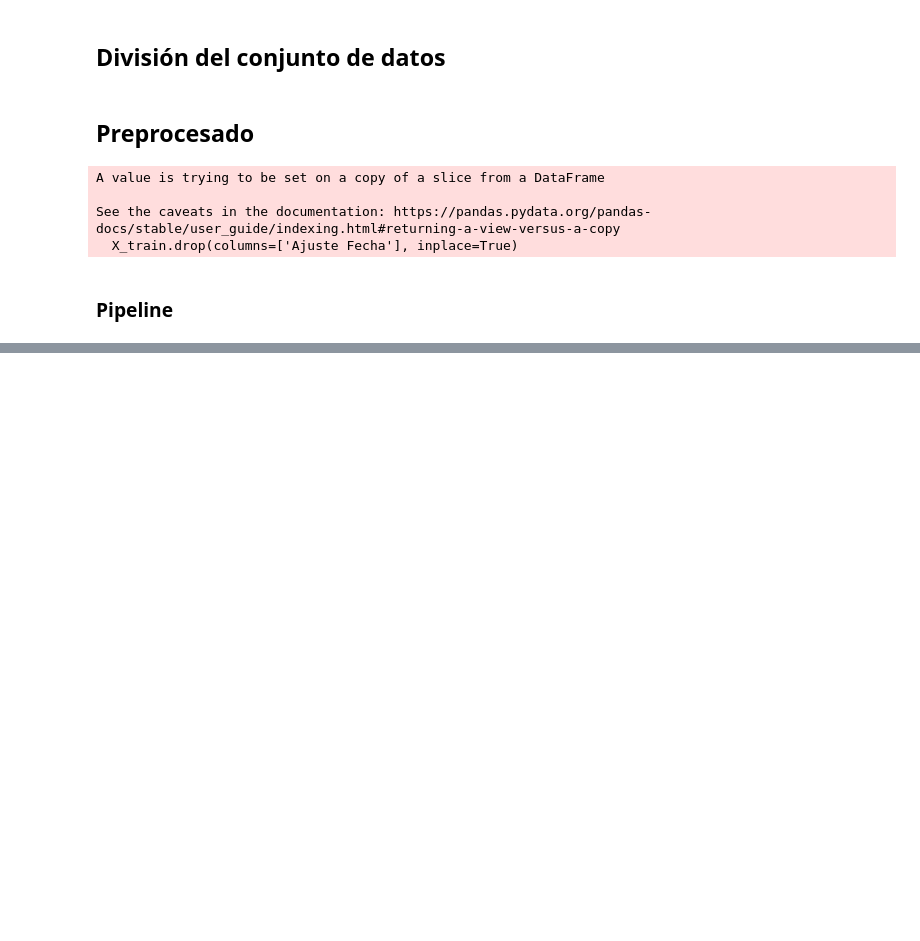
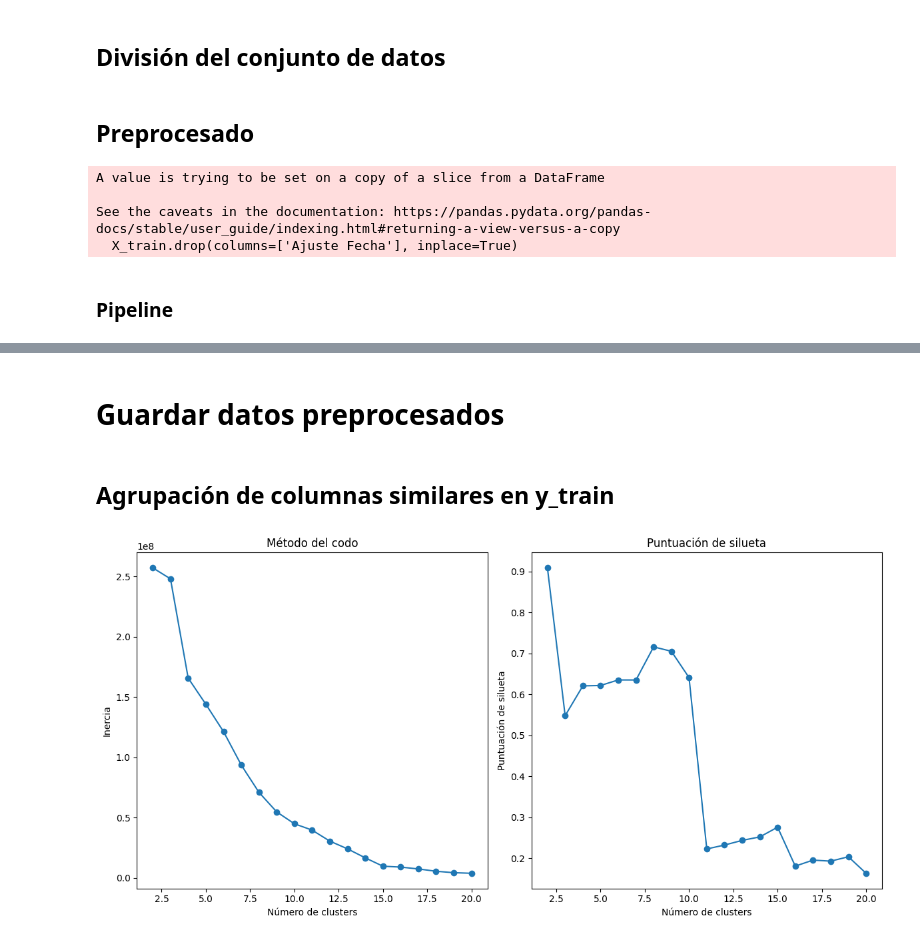
Before and after one commit to LucasGauto/Helados, a Jupyter notebook: notebooks/preprocess.ipynb, the cells around one changed output, grey strips where cells are left out. Saved outputs shown, nothing was run; the diff lists cells and outputs as text; code cells hidden in the pictures; blank space fills up the shorter version.

```diff
--- a/notebooks/preprocess.ipynb
+++ b/notebooks/preprocess.ipynb
@@ -177,0 +245,2 @@ joblib.dump(pipeline, os.path.join('..',DATA_PREPROCESSED, 'pipeline.pkl'))
+# %% [markdown]
+# Guardar datos preprocesados
@@ -177,0 +249,37 @@ joblib.dump(pipeline, os.path.join('..',DATA_PREPROCESSED, 'pipeline.pkl'))
+# %% [markdown]
+## Agrupación de columnas similares en y_train
+# %%
+from sklearn.cluster import KMeans
+from sklearn.metrics import silhouette_score
+
+# Transponer y_train para agrupar columnas
+y_train_transposed = y_train.T
+
+# Determinar el número óptimo de clusters usando el método del codo
+inertia = []
+silhouette_scores = []
+k_range = range(2, 21)
+
+for k in k_range:
+    kmeans = KMeans(n_clusters=k, random_state=42)
+    kmeans.fit(y_train_transposed)
+    inertia.append(kmeans.inertia_)
+    silhouette_scores.append(silhouette_score(y_train_transposed, kmeans.labels_))
+
+# Graficar el método del codo y la puntuación de silueta
+plt.figure(figsize=(12, 6))
+plt.subplot(1, 2, 1)
+plt.plot(k_range, inertia, marker='o')
+plt.title('Método del codo')
+plt.xlabel('Número de clusters')
+plt.ylabel('Inercia')
+
+plt.subplot(1, 2, 2)
+plt.plot(k_range, silhouette_scores, marker='o')
+plt.title('Puntuación de silueta')
+plt.xlabel('Número de clusters')
+plt.ylabel('Puntuación de silueta')
+plt.tight_layout()
+plt.show()
+# %% [output]
+[figure, added]
```
Also changed, not shown: parts of 23 cells of this notebook, 9 other files.
